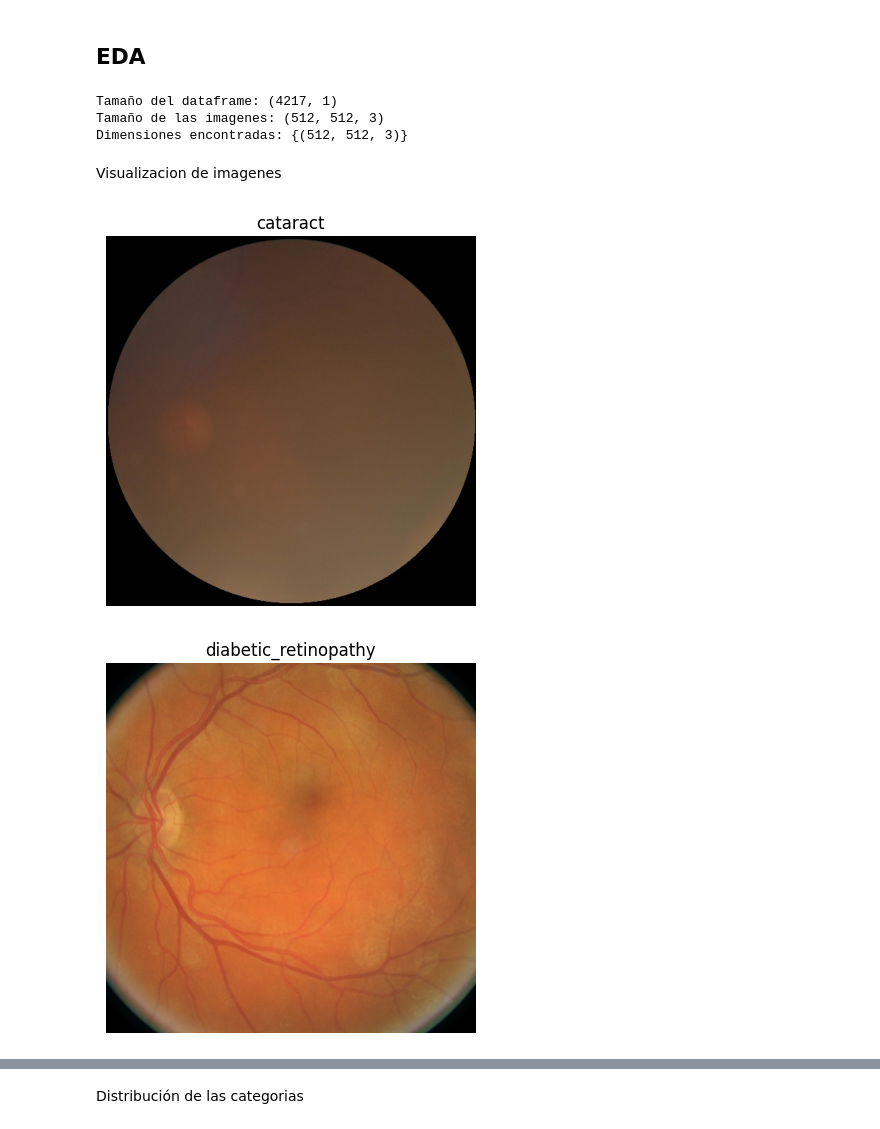
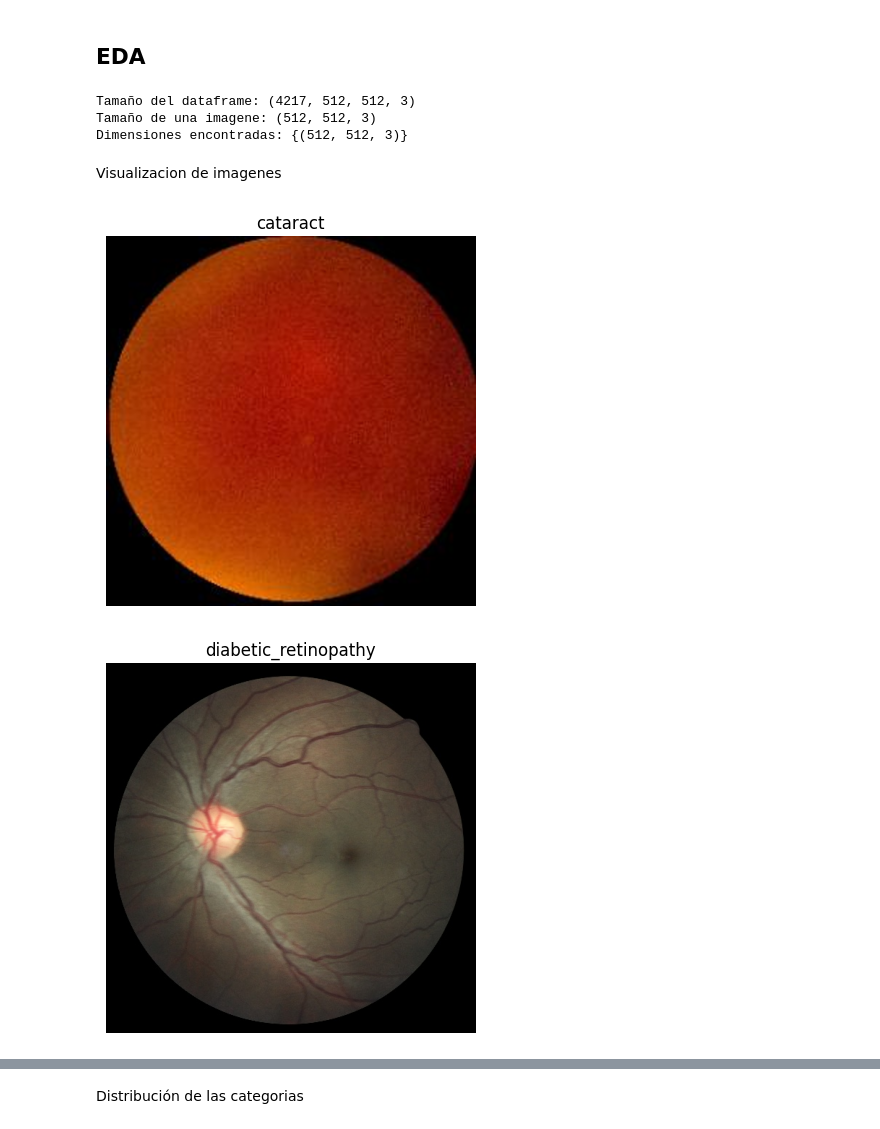
Before and after one commit to ropas5/eye_diseases_classification_trabajo_DL, a Jupyter notebook: nootbook/01_eda.ipynb, the cells around one changed output, grey strips where cells are left out. Cells and saved outputs as stored; diff of their text form; code cells hidden in the pictures.

```diff
--- a/nootbook/01_eda.ipynb
+++ b/nootbook/01_eda.ipynb
@@ -93,39 +93,36 @@ for folder in tqdm(folders):
         except Exception as e:
             print("skip:", fpath, str(e))
 
-X = pd.DataFrame({"image": imgs})
-y = pd.DataFrame({"labels": labels})
+X = np.stack(imgs)
+y = np.array(labels)
 # %% [markdown]
 ## EDA
 # %%
-print("Tamaño del dataframe:",X.shape)
-print("Tamaño de las imagenes:", X['image'].iloc[0].shape)
+print("Tamaño del dataframe:", X.shape)
+print("Tamaño de una imagene:", X[0].shape)
 
 #Comprobamos que todas las imagenes tengan el mismo tamaño:
-
-shapes = [img.shape for img in X["image"]]
-
-# Convertir a set para ver si hay más de uno
+shapes = [img.shape for img in imgs]
 unique_shapes = set(shapes)
 
 print("Dimensiones encontradas:", unique_shapes)
 # %% [output]
-Tamaño del dataframe: (4217, 1)
-Tamaño de las imagenes: (512, 512, 3)
+Tamaño del dataframe: (4217, 512, 512, 3)
+Tamaño de una imagene: (512, 512, 3)
 Dimensiones encontradas: {(512, 512, 3)}
 # %% [markdown]
 Visualizacion de imagenes
 # %%
 import matplotlib.pyplot as plt
 
-classes = y["labels"].unique()
+classes = np.unique(y)
 
 for label in classes:
-    sample = X[y["labels"] == label].iloc[0]
-    plt.imshow(sample["image"])
+    idx = np.where(y == label)[0][0]   # primer índice de esa clase
+    plt.imshow(X[idx])
     plt.title(label)
     plt.axis("off")
     plt.show()
 # %% [output]
-[figure, old version]
+[figure, new version]
-[figure, old version]
+[figure, new version]
```
Also changed, not shown: parts of 17 cells of this notebook.
